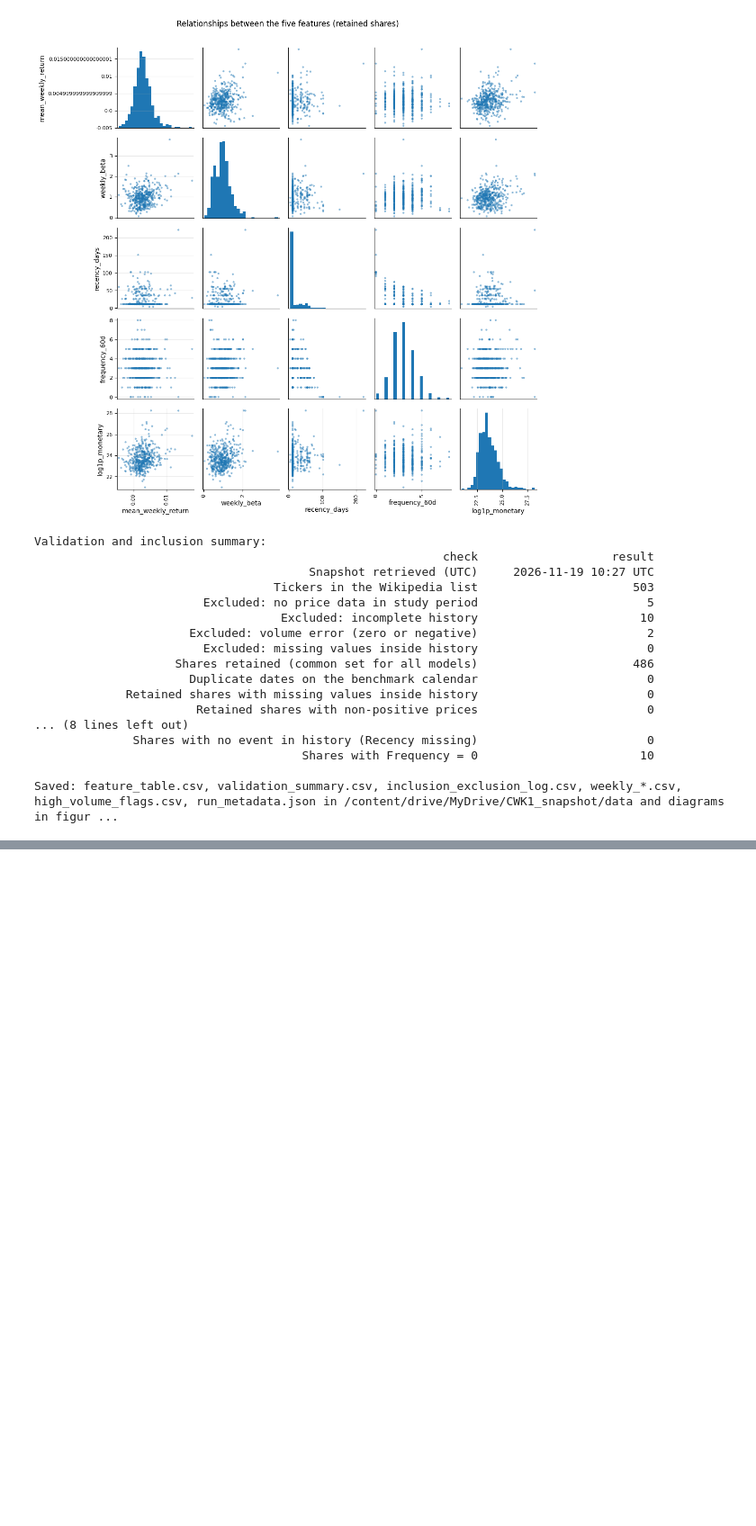
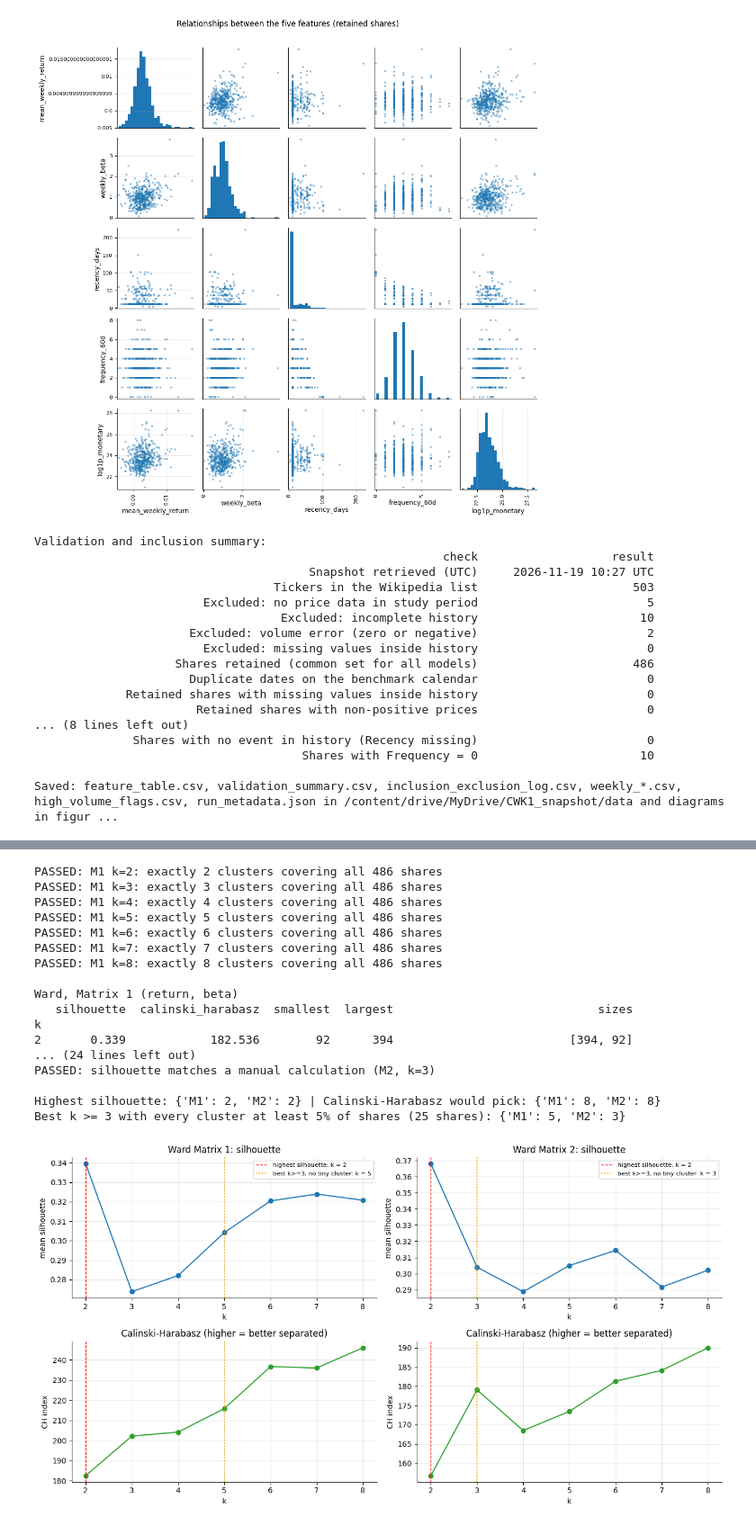
Before and after one commit to sasitha12/CRMCM_CW01_w2052134, a Jupyter notebook: CRM_CW01_w2052134.ipynb, the cells around one changed output, grey strips where cells are left out. Shown at 90% size. Drawn from its saved outputs; the diff is of its cells as text; code cells hidden in the pictures; blank space fills up the shorter version.

```diff
--- a/CRM_CW01_w2052134.ipynb
+++ b/CRM_CW01_w2052134.ipynb
@@ -1116,0 +1283,72 @@ Created CWK1_snapshot_2026-11-19.zip (16.3 MB)
+# %%
+# TASK 2.2 | Part B: Ward with k = 2 to 8 - silhouette, Calinski-Harabasz, cluster sizes and the chosen k for each matrix
+from sklearn.metrics import silhouette_score, calinski_harabasz_score
+
+K_RANGE = range(2, 9)
+ward_scores, ward_labels = {}, {}
+for name, L, Z in [("M1", link1, Z1), ("M2", link2, Z2)]:
+    rows = []
+    for k in K_RANGE:
+        lab = fcluster(L, k, "maxclust")
+        check(f"{name} k={k}: exactly {k} clusters covering all {len(Z)} shares", len(np.unique(lab)) == k and len(lab) == len(Z))
+        ward_labels[(name, k)] = lab
+        sizes = np.bincount(lab)[1:]
+        rows.append({"k": k, "silhouette": silhouette_score(Z, lab), "calinski_harabasz": calinski_harabasz_score(Z, lab),
+                     "smallest": int(sizes.min()), "largest": int(sizes.max()), "sizes": sorted(sizes.tolist(), reverse=True)})
+    ward_scores[name] = pd.DataFrame(rows).set_index("k")
+    print(f"\nWard, {'Matrix 1 (return, beta)' if name == 'M1' else 'Matrix 2 (R, F, log1p M)'}")
+    print(ward_scores[name].round(3).to_string())
+
+# Independent recalculation of one silhouette value: mean of (b - a) / max(a, b) over all shares
+Zn, lab = Z2.to_numpy(), ward_labels[("M2", 3)]
+D = np.sqrt(((Zn[:, None, :] - Zn[None, :, :]) ** 2).sum(-1))
+s = []
+for i in range(len(Zn)):
+    same = (lab == lab[i]); same[i] = False
+    a = D[i, same].mean() if same.any() else 0.0
+    b = min(D[i, lab == c].mean() for c in np.unique(lab) if c != lab[i])
+    s.append((b - a) / max(a, b) if same.any() else 0.0)
+check("silhouette matches a manual calculation (M2, k=3)", np.isclose(np.mean(s), ward_scores["M2"].at[3, "silhouette"]))
+
+# Chosen k. Main choice = highest silhouette. Because k=2 is a thin segmentation, a second "profile" k is also kept:
+# the best silhouette among k >= 3 where every cluster holds at least 5% of the shares (no tiny clusters)
+MIN_SHARE = 0.05
+ward_k = {n: int(ward_scores[n]["silhouette"].idxmax()) for n in ward_scores}
+ward_k3 = {}
+for n in ward_scores:
+    ok = ward_scores[n][(ward_scores[n].index >= 3) & (ward_scores[n]["smallest"] >= MIN_SHARE * len(Z1))]
+    ward_k3[n] = int(ok["silhouette"].idxmax())
+print("\nHighest silhouette:", ward_k, "| Calinski-Harabasz would pick:", {n: int(ward_scores[n]["calinski_harabasz"].idxmax()) for n in ward_scores})
+print(f"Best k >= 3 with every cluster at least {MIN_SHARE:.0%} of shares ({int(np.ceil(MIN_SHARE * len(Z1)))} shares):", ward_k3)
+for n in ward_scores:
+    idx = (Z1 if n == "M1" else Z2).index
+    ward_scores[n].to_csv(f"{DATA_DIR}/ward_scores_{n}.csv")
+    pd.DataFrame({f"k{ward_k[n]}": ward_labels[(n, ward_k[n])], f"k{ward_k3[n]}": ward_labels[(n, ward_k3[n])]}, index=idx).to_csv(f"{DATA_DIR}/ward_labels_{n}.csv")
+
+fig, ax = plt.subplots(2, 2, figsize=(13, 7))
+for j, n in enumerate(["M1", "M2"]):
+    sc = ward_scores[n]
+    ax[0, j].plot(sc.index, sc["silhouette"], "o-", color="tab:blue"); ax[0, j].axvline(ward_k[n], color="red", ls="--", lw=1, label=f"highest silhouette: k = {ward_k[n]}"); ax[0, j].axvline(ward_k3[n], color="orange", ls=":", lw=1.5, label=f"best k>=3, no tiny cluster: k = {ward_k3[n]}")
+    ax[0, j].set(title=f"Ward {'Matrix 1' if n == 'M1' else 'Matrix 2'}: silhouette", xlabel="k", ylabel="mean silhouette"); ax[0, j].legend(fontsize=8)
+    ax[1, j].plot(sc.index, sc["calinski_harabasz"], "o-", color="tab:green"); ax[1, j].axvline(ward_k[n], color="red", ls="--", lw=1); ax[1, j].axvline(ward_k3[n], color="orange", ls=":", lw=1.5)
+    ax[1, j].set(title="Calinski-Harabasz (higher = better separated)", xlabel="k", ylabel="CH index")
+save_fig("fig17_task22_ward_k_selection")
+# %% [output]
+PASSED: M1 k=2: exactly 2 clusters covering all 486 shares
+PASSED: M1 k=3: exactly 3 clusters covering all 486 shares
+PASSED: M1 k=4: exactly 4 clusters covering all 486 shares
+PASSED: M1 k=5: exactly 5 clusters covering all 486 shares
+PASSED: M1 k=6: exactly 6 clusters covering all 486 shares
+PASSED: M1 k=7: exactly 7 clusters covering all 486 shares
+PASSED: M1 k=8: exactly 8 clusters covering all 486 shares
+
+Ward, Matrix 1 (return, beta)
+   silhouette  calinski_harabasz  smallest  largest                             sizes
+k
+2       0.339            182.536        92      394                         [394, 92]
+... (24 lines left out)
+PASSED: silhouette matches a manual calculation (M2, k=3)
+
+Highest silhouette: {'M1': 2, 'M2': 2} | Calinski-Harabasz would pick: {'M1': 8, 'M2': 8}
+Best k >= 3 with every cluster at least 5% of shares (25 shares): {'M1': 5, 'M2': 3}
+[figure, added]
```
Also changed, not shown: parts of 20 cells of this notebook.
